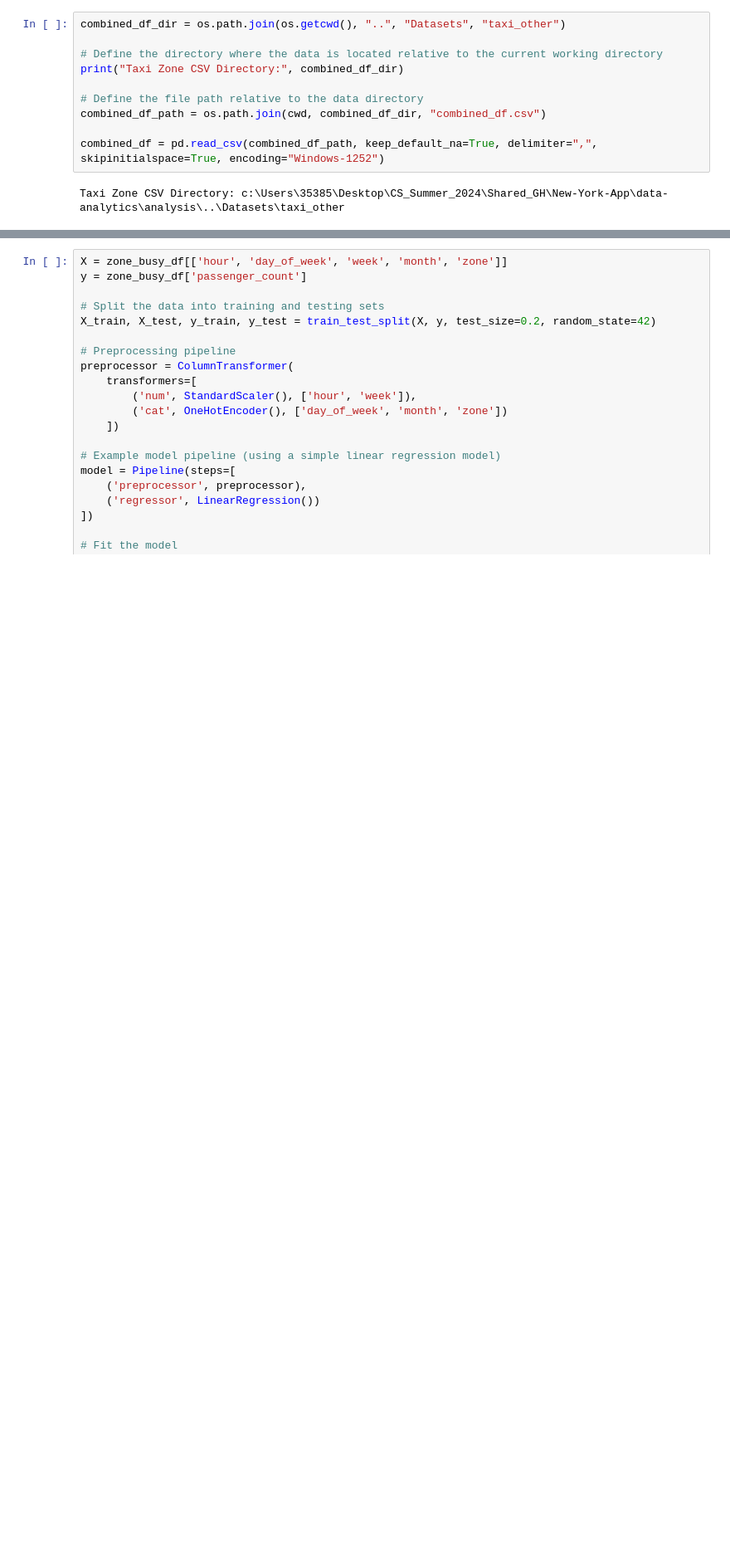
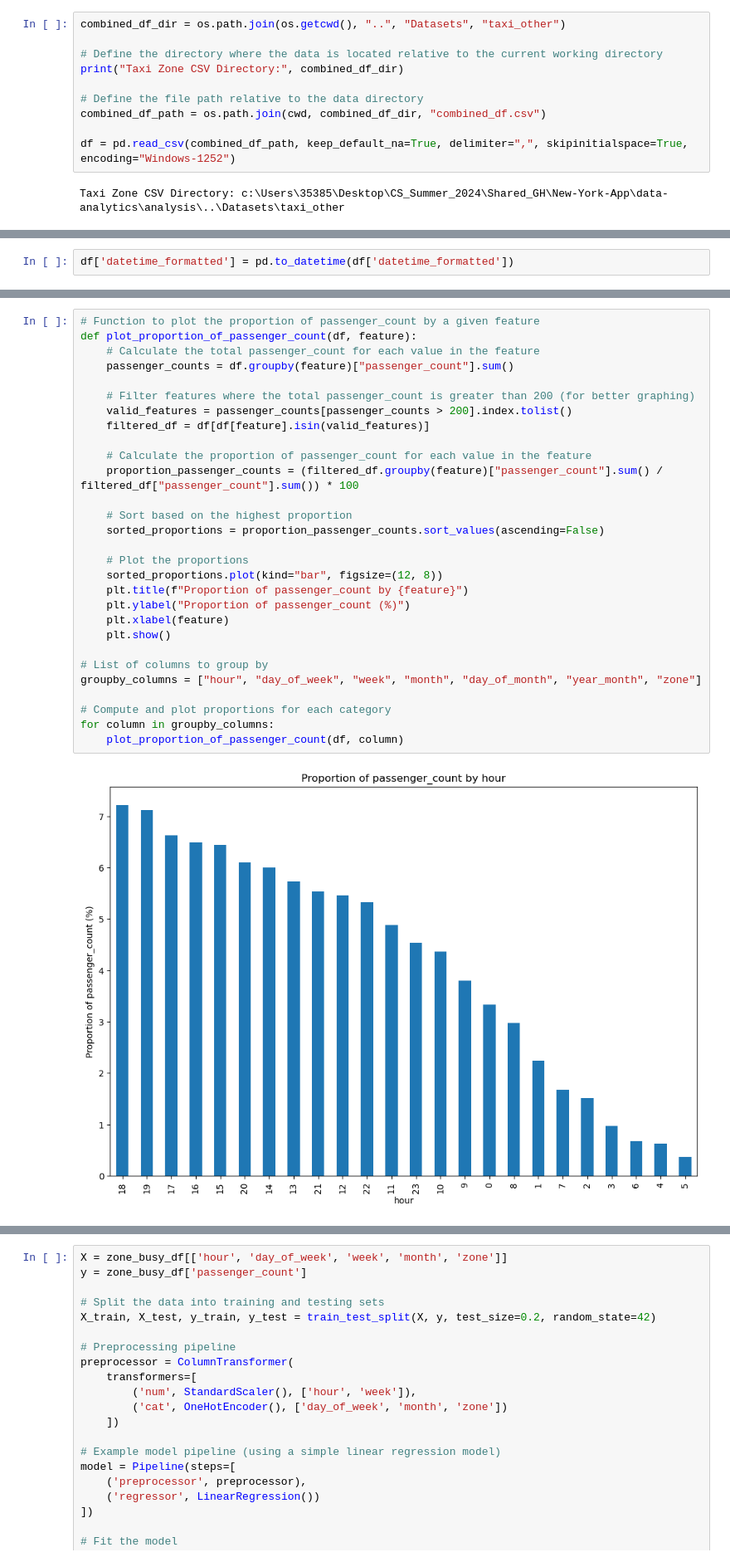
Before and after one commit to DR7439/New-York-App, a Jupyter notebook: data-analytics/analysis/taxi_analysis.ipynb, the cells around one changed output, grey strips where cells are left out. Shown at 83% size. Cells and saved outputs as stored; diff of their text form; blank space fills up the shorter version.

```diff
--- a/data-analytics/analysis/taxi_analysis.ipynb
+++ b/data-analytics/analysis/taxi_analysis.ipynb
@@ -26,6 +36,6 @@ print("Taxi Zone CSV Directory:", combined_df_dir)
 # Define the file path relative to the data directory
 combined_df_path = os.path.join(cwd, combined_df_dir, "combined_df.csv")
 
-combined_df = pd.read_csv(combined_df_path, keep_default_na=True, delimiter=",", skipinitialspace=True, encoding="Windows-1252")
+df = pd.read_csv(combined_df_path, keep_default_na=True, delimiter=",", skipinitialspace=True, encoding="Windows-1252")
 # %% [output]
 Taxi Zone CSV Directory: c:\Users\35385\Desktop\CS_Summer_2024\Shared_GH\New-York-App\data-analytics\analysis\..\Datasets\taxi_other
@@ -47,0 +77,2 @@ combined_df
+# %%
+df['datetime_formatted'] = pd.to_datetime(df['datetime_formatted'])
@@ -47,0 +167,31 @@ combined_df
+# %%
+# Function to plot the proportion of passenger_count by a given feature
+def plot_proportion_of_passenger_count(df, feature):
+    # Calculate the total passenger_count for each value in the feature
+    passenger_counts = df.groupby(feature)["passenger_count"].sum()
+
+    # Filter features where the total passenger_count is greater than 200 (for better graphing)
+    valid_features = passenger_counts[passenger_counts > 200].index.tolist()
+    filtered_df = df[df[feature].isin(valid_features)]
+
+    # Calculate the proportion of passenger_count for each value in the feature
+    proportion_passenger_counts = (filtered_df.groupby(feature)["passenger_count"].sum() / filtered_df["passenger_count"].sum()) * 100
+
+    # Sort based on the highest proportion
+    sorted_proportions = proportion_passenger_counts.sort_values(ascending=False)
+
+    # Plot the proportions
+    sorted_proportions.plot(kind="bar", figsize=(12, 8))
+    plt.title(f"Proportion of passenger_count by {feature}")
+    plt.ylabel("Proportion of passenger_count (%)")
+    plt.xlabel(feature)
+    plt.show()
+
+# List of columns to group by
+groupby_columns = ["hour", "day_of_week", "week", "month", "day_of_month", "year_month", "zone"]
+
+# Compute and plot proportions for each category
+for column in groupby_columns:
+    plot_proportion_of_passenger_count(df, column)
+# %% [output]
+[figure, added]
```
Also changed, not shown: parts of 10 cells of this notebook, 1 other file.
